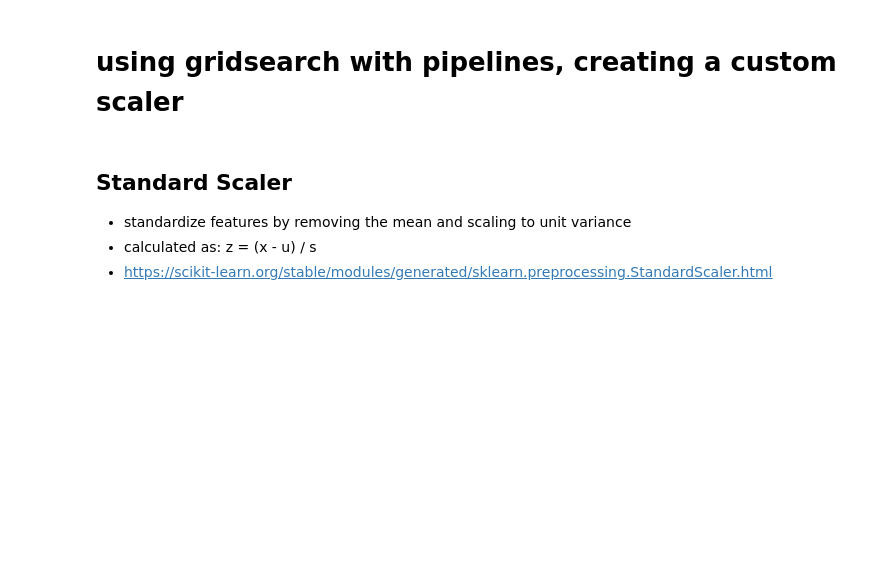
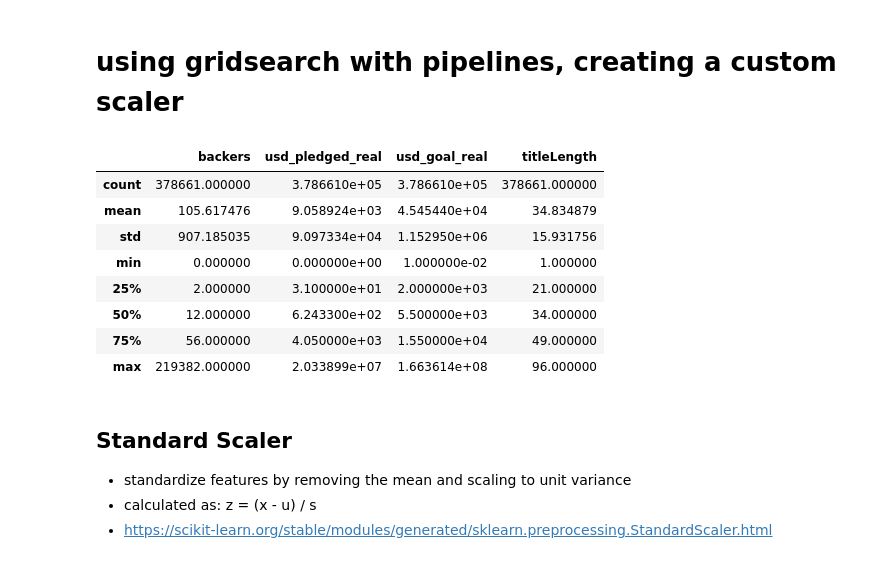
Before and after one commit to janethuangg/bac-insight-team, a Jupyter notebook: homeworks/HW3-answers.ipynb, the cells around one changed output. Saved outputs shown, nothing was run; the diff lists cells and outputs as text; code cells hidden in the pictures; blank space fills up the shorter version.

```diff
--- a/homeworks/HW3-answers.ipynb
+++ b/homeworks/HW3-answers.ipynb
@@ -277,7 +277,17 @@ from sklearn.model_selection import cross_validate
 from sklearn.model_selection import cross_val_score
 from sklearn.model_selection import GridSearchCV
 # %%
-data.describe()
+linreg.describe()
+# %% [output]
+|  | backers | usd_pledged_real | usd_goal_real | titleLength |
+| count | 378661.000000 | 3.786610e+05 | 3.786610e+05 | 378661.000000 |
+| mean | 105.617476 | 9.058924e+03 | 4.545440e+04 | 34.834879 |
+| std | 907.185035 | 9.097334e+04 | 1.152950e+06 | 15.931756 |
+| min | 0.000000 | 0.000000e+00 | 1.000000e-02 | 1.000000 |
+| 25% | 2.000000 | 3.100000e+01 | 2.000000e+03 | 21.000000 |
+| 50% | 12.000000 | 6.243300e+02 | 5.500000e+03 | 34.000000 |
+| 75% | 56.000000 | 4.050000e+03 | 1.550000e+04 | 49.000000 |
+| max | 219382.000000 | 2.033899e+07 | 1.663614e+08 | 96.000000 |
 # %% [markdown]
 ## Standard Scaler
 - standardize features by removing the mean and scaling to unit variance
```
